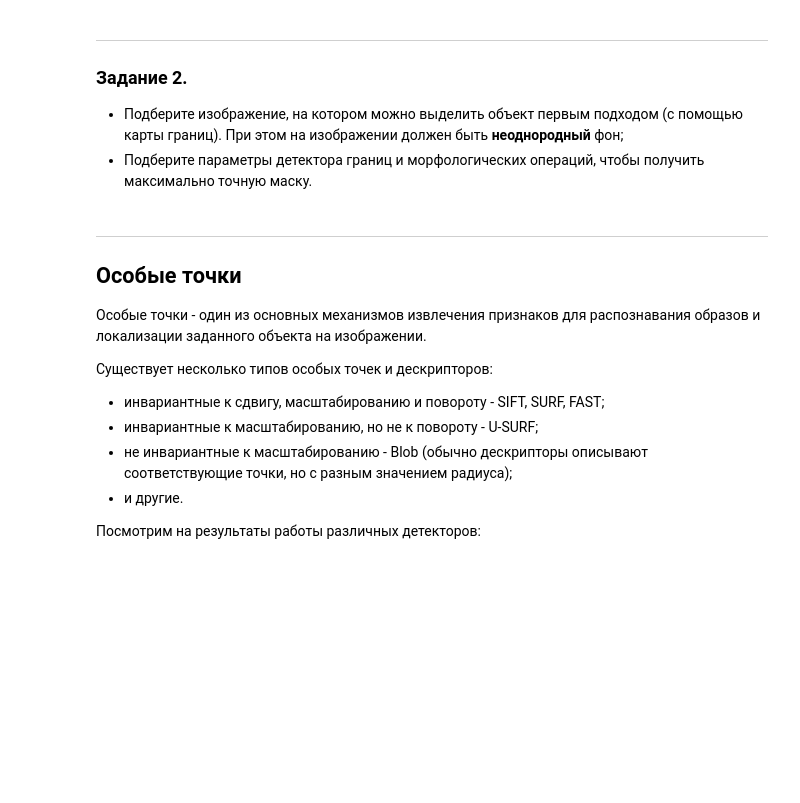
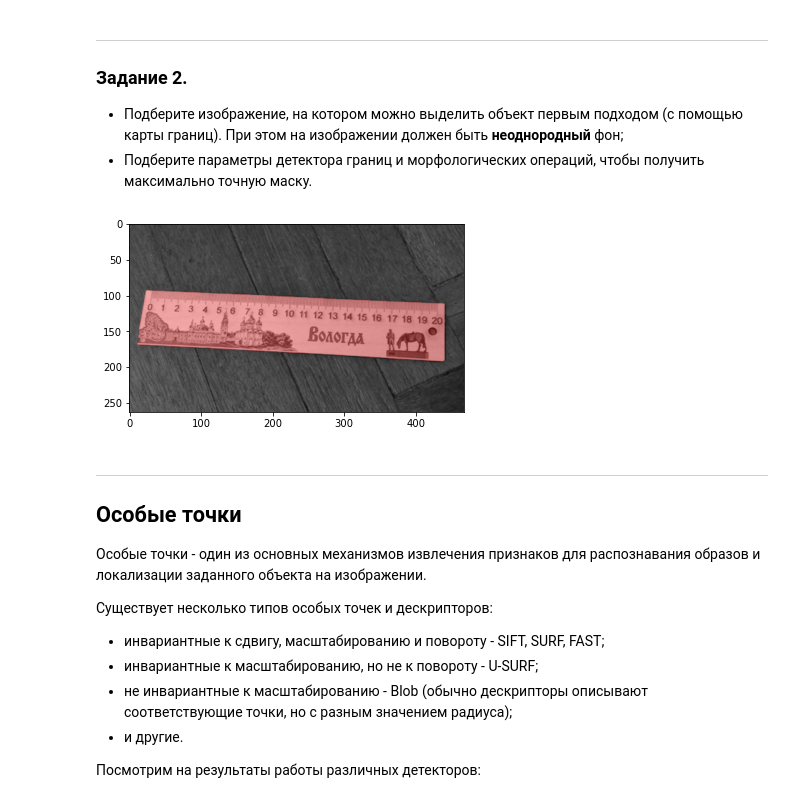
Before and after one commit to naschastliv/sem_gap_second, a Jupyter notebook: second_image_processing.ipynb, the cells around one changed output. Saved outputs shown, nothing was run; the diff lists cells and outputs as text; code cells hidden in the pictures; blank space fills up the shorter version.

```diff
--- a/second_image_processing.ipynb
+++ b/second_image_processing.ipynb
@@ -185,13 +213,13 @@ for i in range(3): ax[i].set_axis_off()
 * Подберите изображение, на котором можно выделить объект первым подходом (с помощью карты границ). При этом на изображении должен быть **неоднородный** фон;
 * Подберите параметры детектора границ и морфологических операций, чтобы получить максимально точную маску.
 # %%
-segment_image_file = os.path.join("images", "<your image>")
+segment_image_file = os.path.join("images", "ruler.png")
 easy_to_segment = rgb2gray(imread(segment_image_file))
 
 # Эти параметры можно менять
 canny_sigma = 1
-canny_low_threshold = None
-canny_high_threshold = None
+canny_low_threshold = 0.05
+canny_high_threshold = 1
 binary_closing_footprint_width = 4
 binary_closing_footprint = np.ones((binary_closing_footprint_width, binary_closing_footprint_width))
 
@@ -200,33 +228,35 @@ my_edge_map = binary_closing(
         easy_to_segment,
         sigma=canny_sigma,
         low_threshold=canny_low_threshold,
         high_threshold=canny_high_threshold,
     ),
     footprint=binary_closing_footprint
 )
 correct_mask_borders_after_canny(my_edge_map)
 my_edge_segmentation = ndi.binary_fill_holes(my_edge_map)
 
 plt.imshow(label2rgb(my_edge_segmentation, image=easy_to_segment))
 result_image_file = os.path.join("images", "task_2.png")
 plt.savefig(result_image_file, dpi=150)
 
 # Сохранение результатов
 add_to_answer(
     "task_2",
     {
         "source_image": segment_image_file,
         "result_image": result_image_file,
         "params": {
             "canny": {
                 "sigma": canny_sigma,
                 "low_threshold": canny_low_threshold,
                 "high_threshold": canny_high_threshold,
             },
             "binary_closing_footprint_width": binary_closing_footprint_width,
         },
     },
 )
+# %% [output]
+[figure, added]
 # %% [markdown]
 ---
 
```
Also changed, not shown: parts of 11 cells of this notebook, 9 other files.
